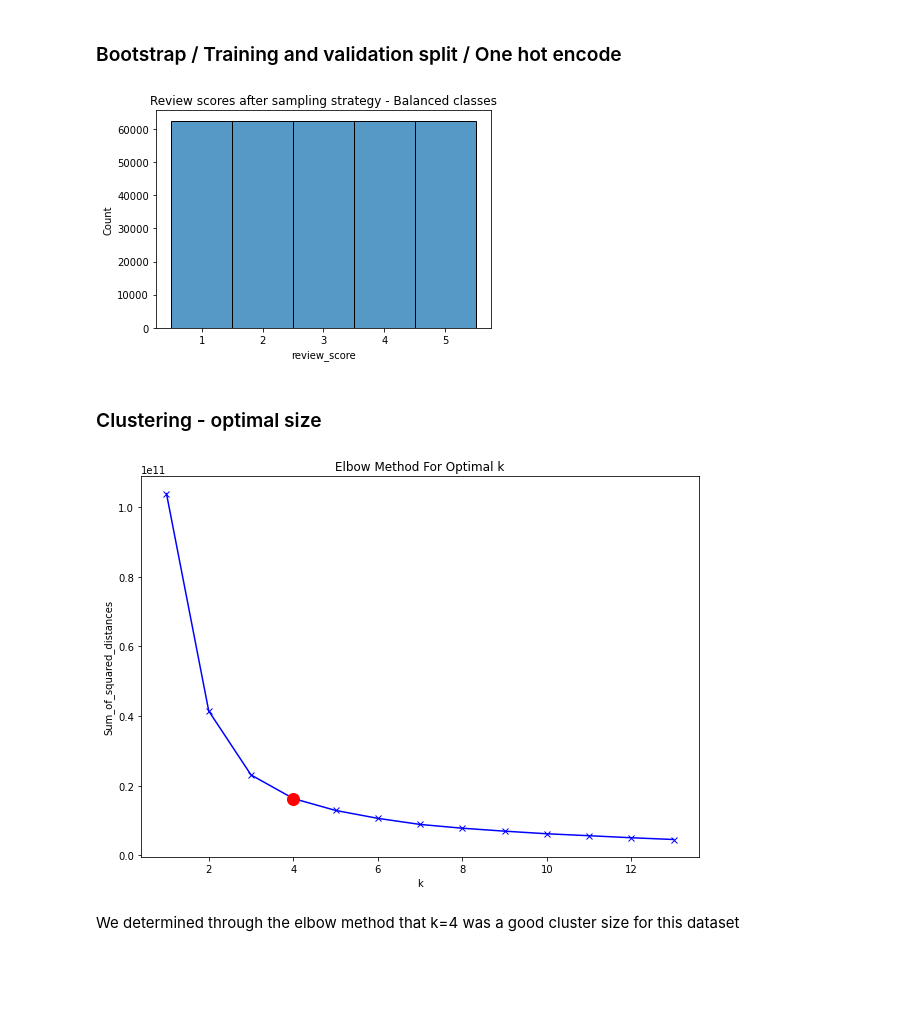
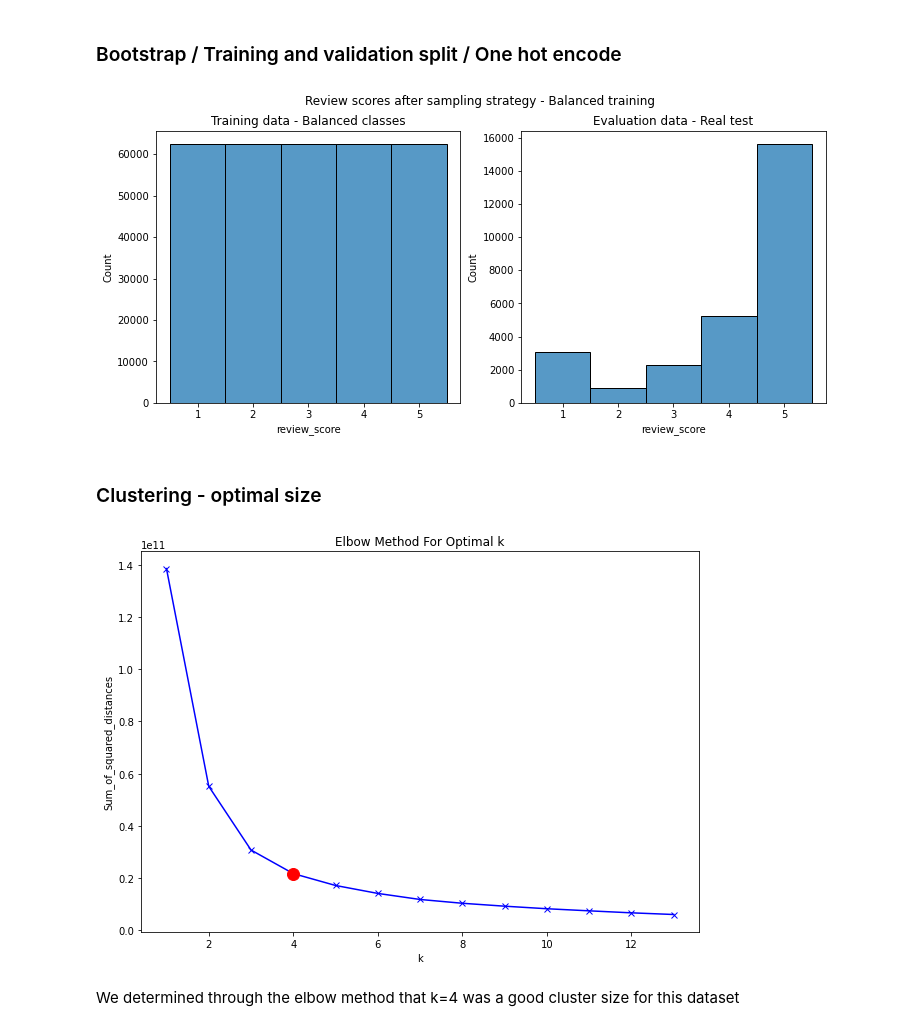
Before and after one commit to FelipeChapa/Olist-Review-score-prediction, a Jupyter notebook: Review_score_pred.ipynb, the cells around one changed output. Saved outputs shown, nothing was run; the diff lists cells and outputs as text; code cells hidden in the pictures; blank space fills up the shorter version.

```diff
--- a/Review_score_pred.ipynb
+++ b/Review_score_pred.ipynb
@@ -8,16 +8,17 @@ import seaborn as sns
 ## Import data
 # %%
 # Load required csv files
+path = r'Database/'
 dfs = []
 n = 0
 print('Tables in Olist database:')
-for files in os.listdir():
+for files in os.listdir(path):
     if re.search(r'olist_.*\.csv',files):
         print('#',n,': ',files)
         n+=1
-        dfs.append(pd.read_csv(files))
+        dfs.append(pd.read_csv(path+files))
 
-name_translation = pd.read_csv('product_category_name_translation.csv')
+name_translation = pd.read_csv('Database/product_category_name_translation.csv')
 # %% [output]
 Tables in Olist database:
 # 0 :  olist_customers_dataset.csv
@@ -164,24 +163,30 @@ from imblearn.over_sampling import RandomOverSampler
 #Train test split
 X = clean_df.drop(columns=['review_score'])
 y = clean_df['review_score']
-
-# Handle imbalanced set
-oversample = RandomOverSampler(sampling_strategy='auto', random_state = 25) #Oversampling strategy
-X, y = oversample.fit_resample(X, y)
 
 # One hot encode
 X = pd.get_dummies(X)
 
 #Train test split
 X_train, X_test, y_train, y_test = train_test_split(X, y, test_size=0.25, random_state=25, stratify=y)
+
+# # Handle imbalanced set
+oversample = RandomOverSampler(sampling_strategy='auto', random_state = 25) #Oversampling strategy
+X_train, y_train = oversample.fit_resample(X, y)
 # %%
 # Plot review scores after sampling strategy
-plt.figure(figsize=(6,4))
-sns.histplot(y.sort_values())
-plt.title('Review scores after sampling strategy - Balanced classes')
+fig, (ax1, ax2) = plt.subplots(1,2, figsize=(12,5))
+
+# plt.figure(figsize=(6,4))
+sns.histplot(y_train.sort_values(), ax=ax1)
+sns.histplot(y_test.sort_values(), ax=ax2)
+plt.suptitle('Review scores after sampling strategy - Balanced training')
+ax1.set_title('Training data - Balanced classes')
+ax2.set_title('Evaluation data - Real test')
+
 plt.show()
 # %% [output]
-[figure, old version]
+[figure, new version]
 # %% [markdown]
 ### Clustering - optimal size
 # %%
@@ -204,7 +209,7 @@ plt.ylabel('Sum_of_squared_distances')
 plt.title('Elbow Method For Optimal k')
 plt.show()
 # %% [output]
-[figure, old version]
+[figure, new version]
 # %% [markdown]
 We determined through the elbow method that k=4 was a good cluster size for this dataset
 # %% [markdown]
```
Also changed, not shown: parts of 8 cells of this notebook.
